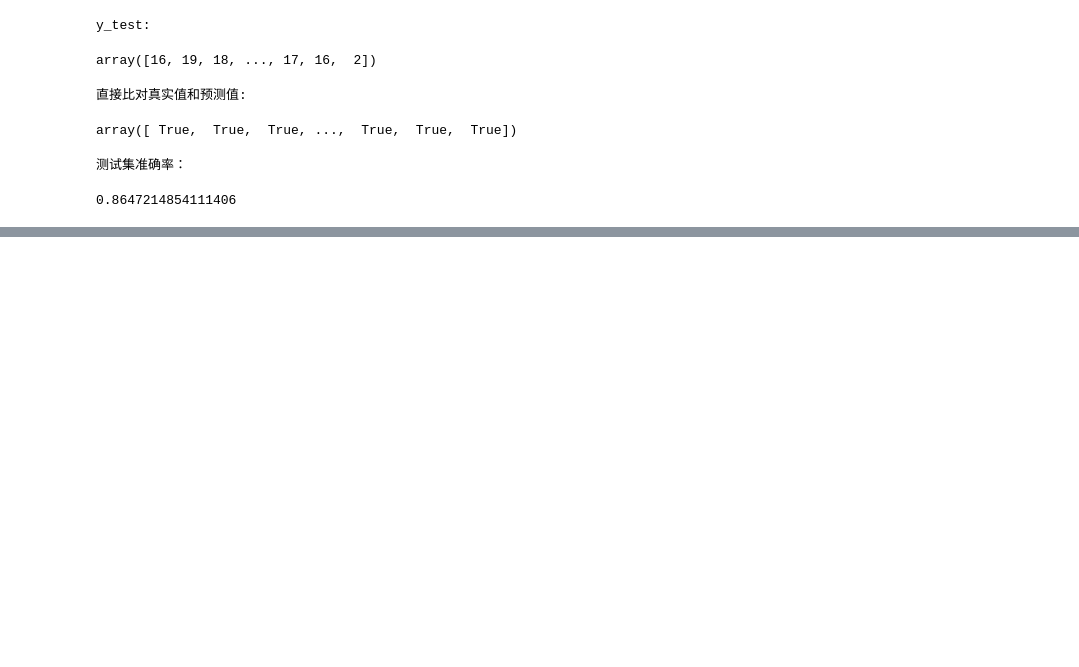
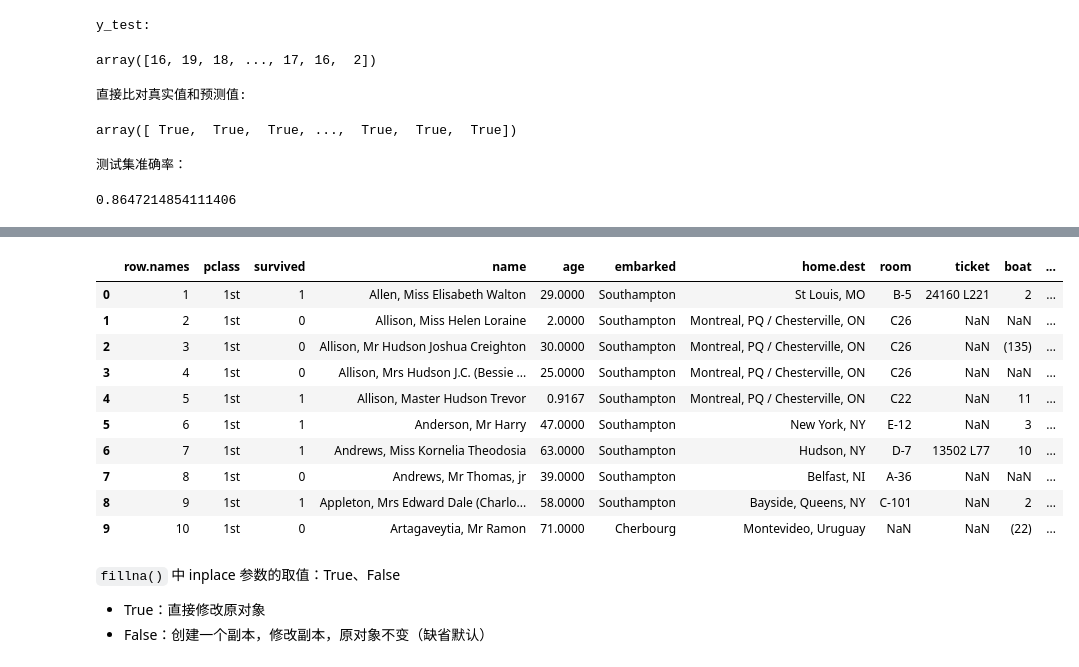
Before and after one commit to github-bowen/AI-Learning-Notes, a Jupyter notebook: machine learning.ipynb, the cells around one changed output, grey strips where cells are left out. Cells and saved outputs as stored; diff of their text form; code cells hidden in the pictures; blank space fills up the shorter version.

```diff
--- a/machine learning.ipynb
+++ b/machine learning.ipynb
@@ -801,0 +886,23 @@ estimator.score(x_test, y_test)
+# %%
+"""例子2：决策树 泰坦尼克号乘客生存预测"""
+# 数据集链接：https://hbiostat.org/data/repo/titanic.txt
+#        或见 ./machine learning resources/titanic.txt
+import pandas as pd
+
+
+# 1 获取数据
+path = './machine learning resources/titanic.txt'
+titanic = pd.read_csv(path)
+titanic.head(10)
+# %% [output]
+|  | row.names | pclass | survived | name | age | embarked | home.dest | room | ticket | boat | ... |
+| 0 | 1 | 1st | 1 | Allen, Miss Elisabeth Walton | 29.0000 | Southampton | St Louis, MO | B-5 | 24160 L221 | 2 | ... |
+| 1 | 2 | 1st | 0 | Allison, Miss Helen Loraine | 2.0000 | Southampton | Montreal, PQ / Chesterville, ON | C26 | NaN | NaN | ... |
+| 2 | 3 | 1st | 0 | Allison, Mr Hudson Joshua Creighton | 30.0000 | Southampton | Montreal, PQ / Chesterville, ON | C26 | NaN | (135) | ... |
+| 3 | 4 | 1st | 0 | Allison, Mrs Hudson J.C. (Bessie ... | 25.0000 | Southampton | Montreal, PQ / Chesterville, ON | C26 | NaN | NaN | ... |
+| 4 | 5 | 1st | 1 | Allison, Master Hudson Trevor | 0.9167 | Southampton | Montreal, PQ / Chesterville, ON | C22 | NaN | 11 | ... |
+| 5 | 6 | 1st | 1 | Anderson, Mr Harry | 47.0000 | Southampton | New York, NY | E-12 | NaN | 3 | ... |
+| 6 | 7 | 1st | 1 | Andrews, Miss Kornelia Theodosia | 63.0000 | Southampton | Hudson, NY | D-7 | 13502 L77 | 10 | ... |
+| 7 | 8 | 1st | 0 | Andrews, Mr Thomas, jr | 39.0000 | Southampton | Belfast, NI | A-36 | NaN | NaN | ... |
+| 8 | 9 | 1st | 1 | Appleton, Mrs Edward Dale (Charlo... | 58.0000 | Southampton | Bayside, Queens, NY | C-101 | NaN | 2 | ... |
+| 9 | 10 | 1st | 0 | Artagaveytia, Mr Ramon | 71.0000 | Cherbourg | Montevideo, Uruguay | NaN | NaN | (22) | ... |
@@ -801,0 +913,4 @@ estimator.score(x_test, y_test)
+# %% [markdown]
+`fillna()` 中 inplace 参数的取值：True、False
+- True：直接修改原对象
+- False：创建一个副本，修改副本，原对象不变（缺省默认）
```
Also changed, not shown: parts of 38 cells of this notebook, 4 other files.
